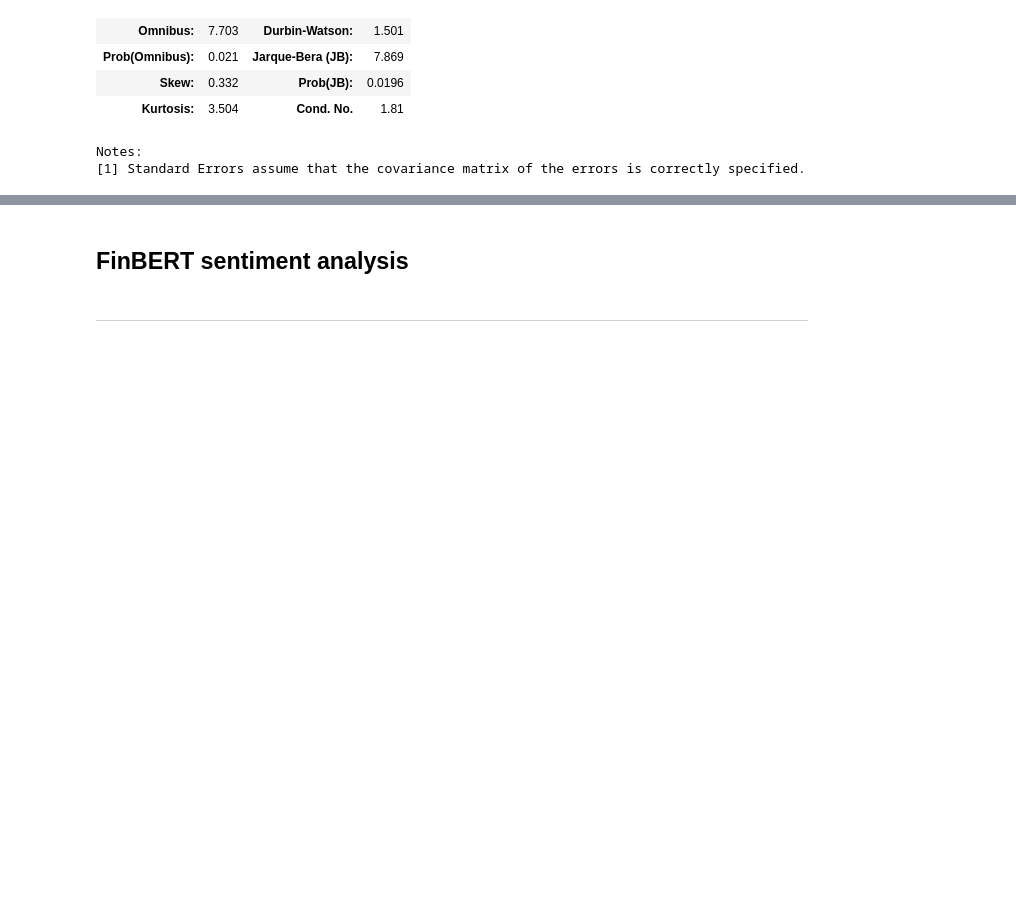
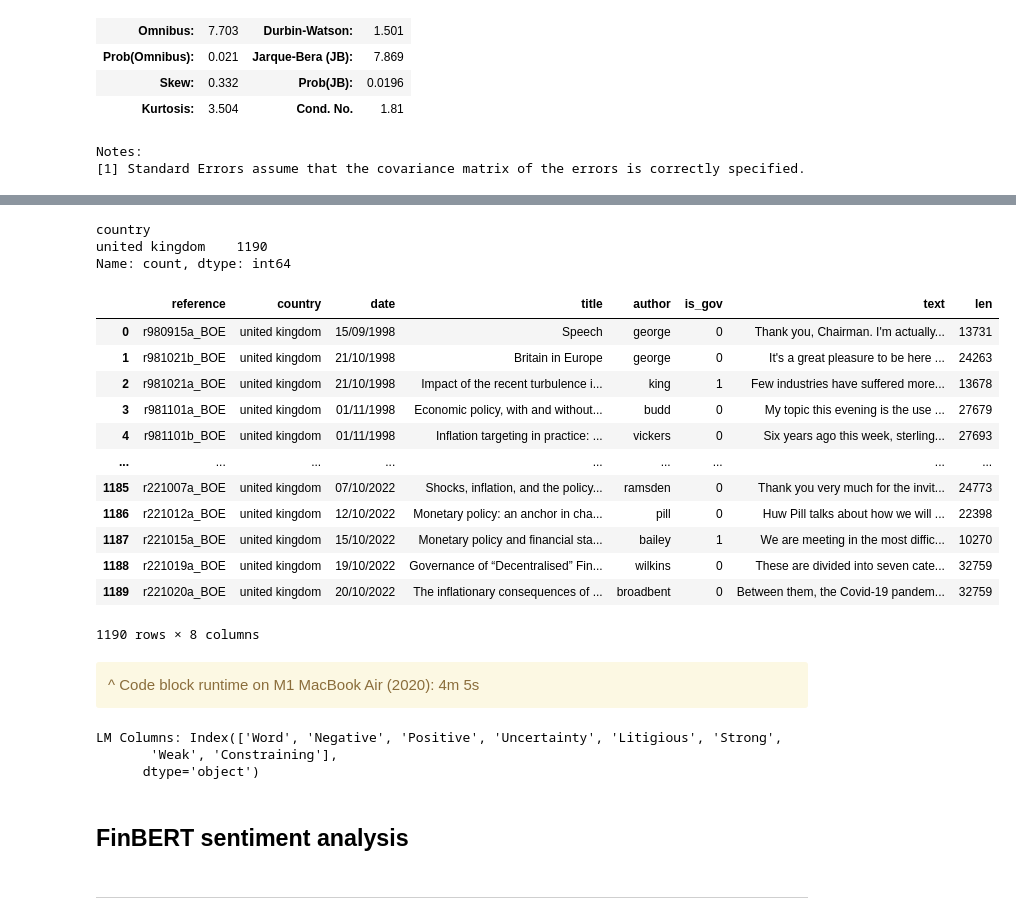
Before and after one commit to tobiajenifuja/BoE_Sentiment_Analysis, a Jupyter notebook: notebooks/insightnexus_master_notebook.ipynb, the cells around one changed output, grey strips where cells are left out. Cells and saved outputs as stored; diff of their text form; code cells hidden in the pictures; blank space fills up the shorter version.

```diff
--- a/notebooks/insightnexus_master_notebook.ipynb
+++ b/notebooks/insightnexus_master_notebook.ipynb
@@ -796,0 +827,3 @@ Notes:
+# %%
+# Load dataset. Change directory as required.
+ukspeeches_df = pd.read_csv('../data_clean/uk_speeches.csv')
@@ -796,0 +841,24 @@ Notes:
+# %%
+ukspeeches_df.country.value_counts()
+# %% [output]
+country
+united kingdom    1190
+Name: count, dtype: int64
+# %%
+# Add a column to calculate the string length per speech.
+ukspeeches_df['len'] = ukspeeches_df['text'].str.len()
+ukspeeches_df
+# %% [output]
+|  | reference | country | date | title | author | is_gov | text | len |
+| 0 | r980915a_BOE | united kingdom | 15/09/1998 | Speech | george | 0 | Thank you, Chairman. I'm actually... | 13731 |
+| 1 | r981021b_BOE | united kingdom | 21/10/1998 | Britain in Europe | george | 0 | It's a great pleasure to be here ... | 24263 |
+| 2 | r981021a_BOE | united kingdom | 21/10/1998 | Impact of the recent turbulence i... | king | 1 | Few industries have suffered more... | 13678 |
+| 3 | r981101a_BOE | united kingdom | 01/11/1998 | Economic policy, with and without... | budd | 0 | My topic this evening is the use ... | 27679 |
+| 4 | r981101b_BOE | united kingdom | 01/11/1998 | Inflation targeting in practice: ... | vickers | 0 | Six years ago this week, sterling... | 27693 |
+| ... | ... | ... | ... | ... | ... | ... | ... | ... |
+| 1185 | r221007a_BOE | united kingdom | 07/10/2022 | Shocks, inflation, and the policy... | ramsden | 0 | Thank you very much for the invit... | 24773 |
+| 1186 | r221012a_BOE | united kingdom | 12/10/2022 | Monetary policy: an anchor in cha... | pill | 0 | Huw Pill talks about how we will ... | 22398 |
+| 1187 | r221015a_BOE | united kingdom | 15/10/2022 | Monetary policy and financial sta... | bailey | 1 | We are meeting in the most diffic... | 10270 |
+| 1188 | r221019a_BOE | united kingdom | 19/10/2022 | Governance of “Decentralised” Fin... | wilkins | 0 | These are divided into seven cate... | 32759 |
+| 1189 | r221020a_BOE | united kingdom | 20/10/2022 | The inflationary consequences of ... | broadbent | 0 | Between them, the Covid-19 pandem... | 32759 |
+1190 rows × 8 columns
@@ -796,0 +872,3 @@ Notes:
+# %% [markdown]
+<div class="alert alert-block alert-warning">
+^ Code block runtime on M1 MacBook Air (2020): 4m 5s
@@ -796,0 +878,8 @@ Notes:
+# %%
+# Load Loughran–McDonald Dictionary
+lm_dict = pd.read_csv("../data_clean/LM_dictionary.csv")
+print("LM Columns:", lm_dict.columns)  # check columns
+# %% [output]
+LM Columns: Index(['Word', 'Negative', 'Positive', 'Uncertainty', 'Litigious', 'Strong',
+       'Weak', 'Constraining'],
+      dtype='object')
```
Also changed, not shown: parts of 18 cells of this notebook, 5 other files.
